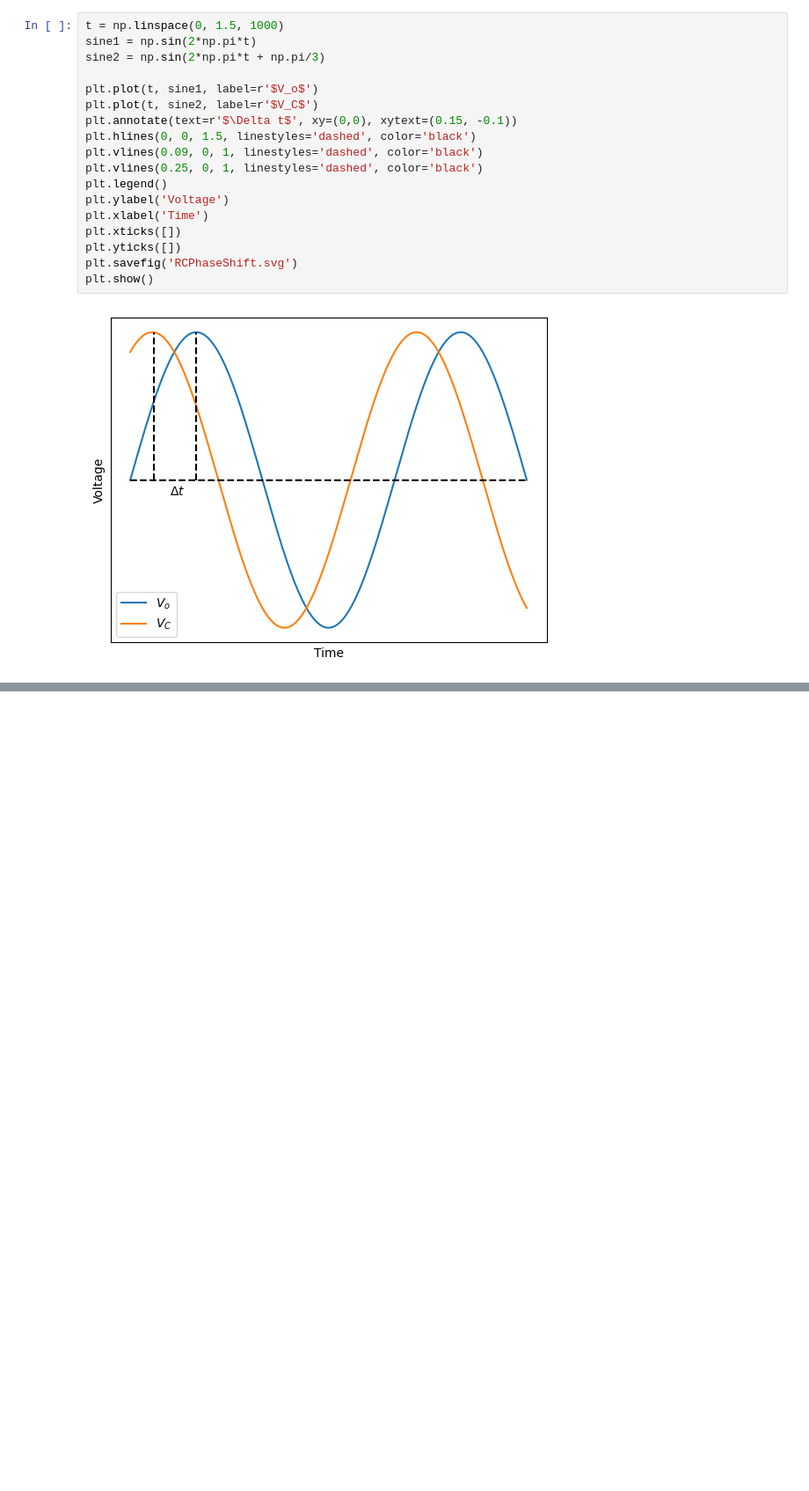
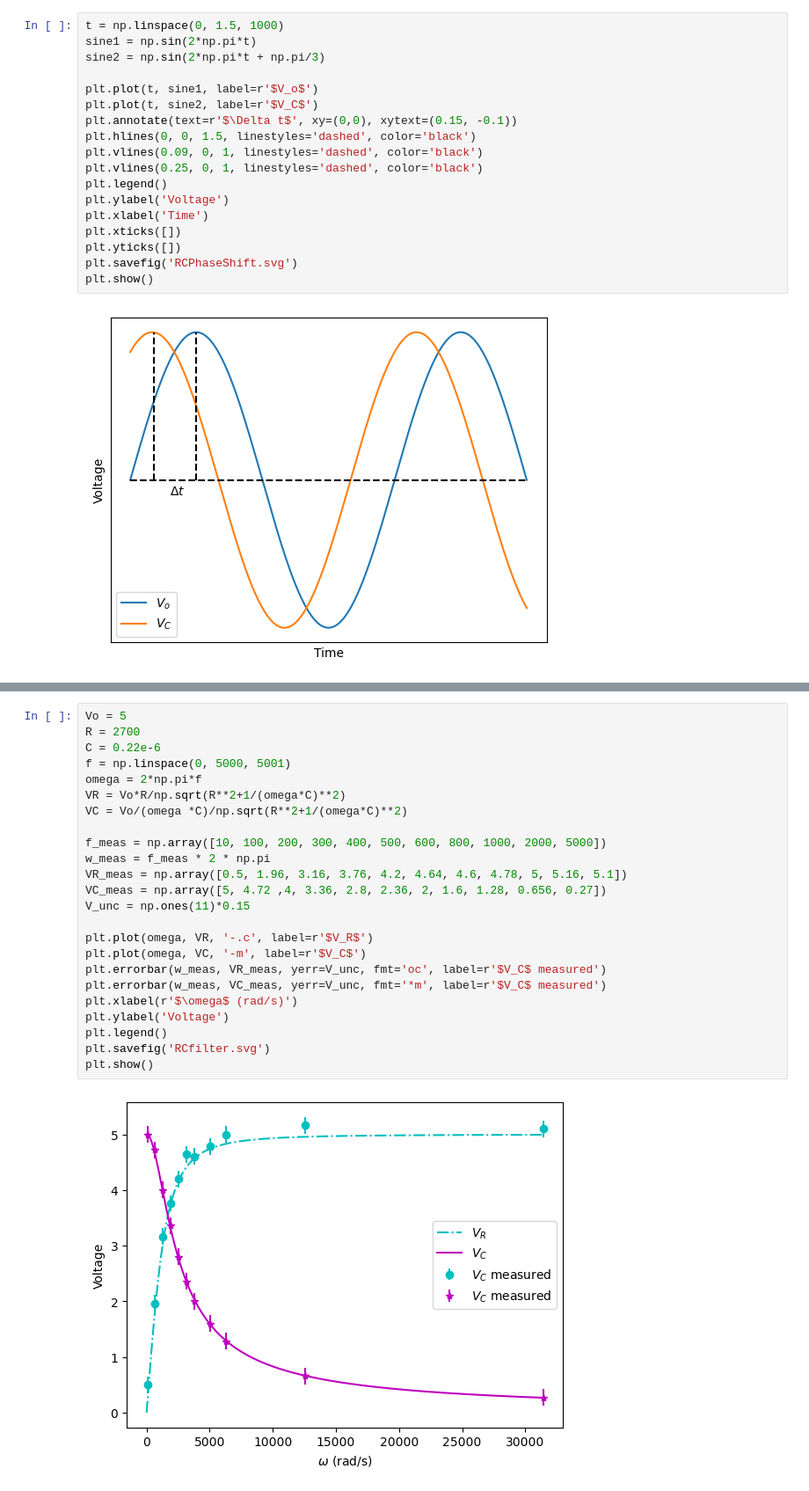
Before and after one commit to troymessina/ElectronicsLab, a Jupyter notebook: figures/ch4_rc/ch2RCFigs.ipynb, the cells around one changed output, grey strips where cells are left out. Shown: that part at 88% size. Cells and saved outputs as stored; diff of their text form; blank space fills up the shorter version.

```diff
--- a/figures/ch4_rc/ch2RCFigs.ipynb
+++ b/figures/ch4_rc/ch2RCFigs.ipynb
@@ -184,0 +233,26 @@ plt.show()
+# %%
+Vo = 5
+R = 2700
+C = 0.22e-6
+f = np.linspace(0, 5000, 5001)
+omega = 2*np.pi*f
+VR = Vo*R/np.sqrt(R**2+1/(omega*C)**2)
+VC = Vo/(omega *C)/np.sqrt(R**2+1/(omega*C)**2)
+
+f_meas = np.array([10, 100, 200, 300, 400, 500, 600, 800, 1000, 2000, 5000])
+w_meas = f_meas * 2 * np.pi
+VR_meas = np.array([0.5, 1.96, 3.16, 3.76, 4.2, 4.64, 4.6, 4.78, 5, 5.16, 5.1])
+VC_meas = np.array([5, 4.72 ,4, 3.36, 2.8, 2.36, 2, 1.6, 1.28, 0.656, 0.27])
+V_unc = np.ones(11)*0.15
+
+plt.plot(omega, VR, '-.c', label=r'$V_R$')
+plt.plot(omega, VC, '-m', label=r'$V_C$')
+plt.errorbar(w_meas, VR_meas, yerr=V_unc, fmt='oc', label=r'$V_C$ measured')
+plt.errorbar(w_meas, VC_meas, yerr=V_unc, fmt='*m', label=r'$V_C$ measured')
+plt.xlabel(r'$\omega$ (rad/s)')
+plt.ylabel('Voltage')
+plt.legend()
+plt.savefig('RCfilter.svg')
+plt.show()
+# %% [output]
+[figure, added]
```
Also changed, not shown: parts of 5 cells of this notebook, 1 other file.
